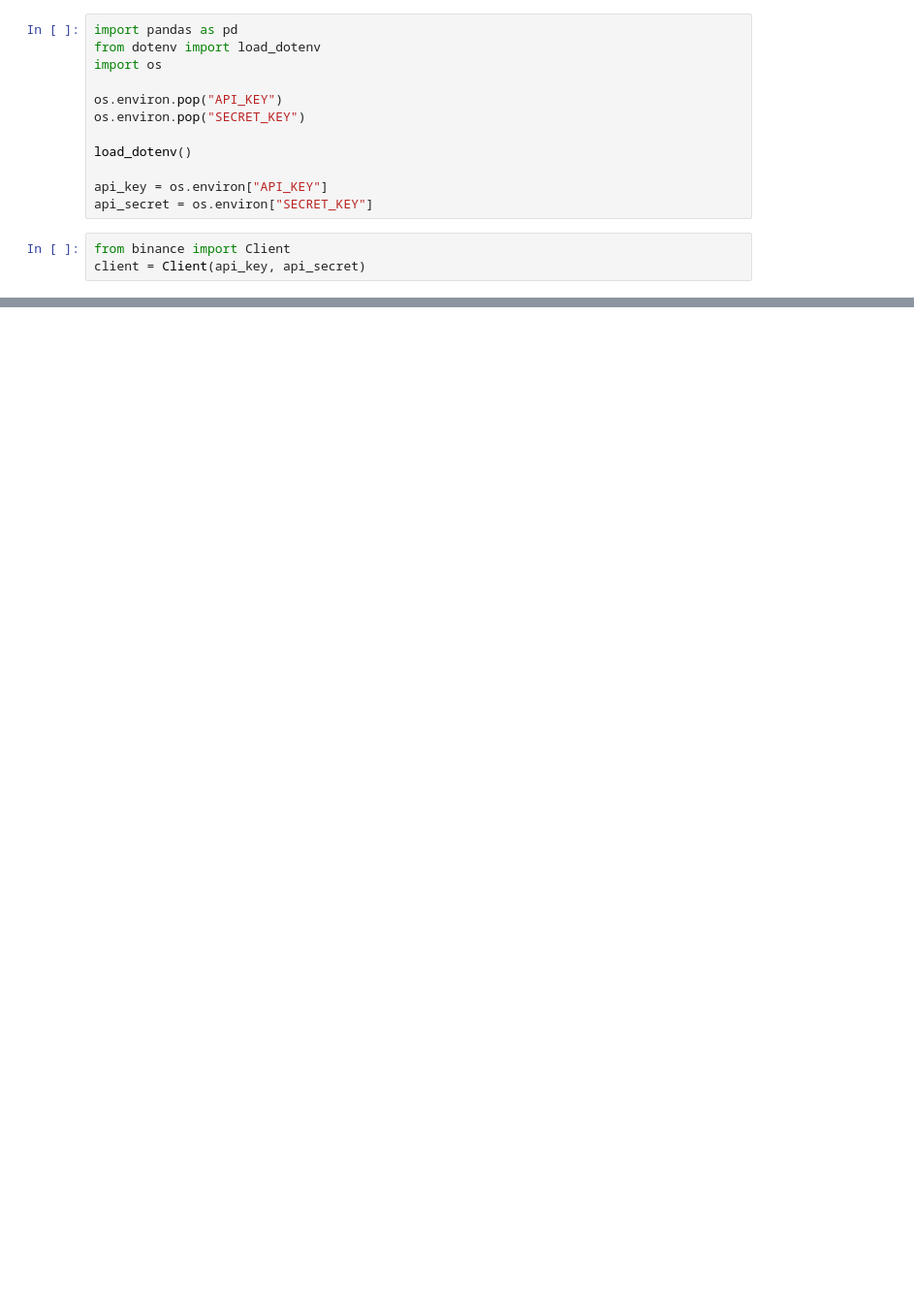
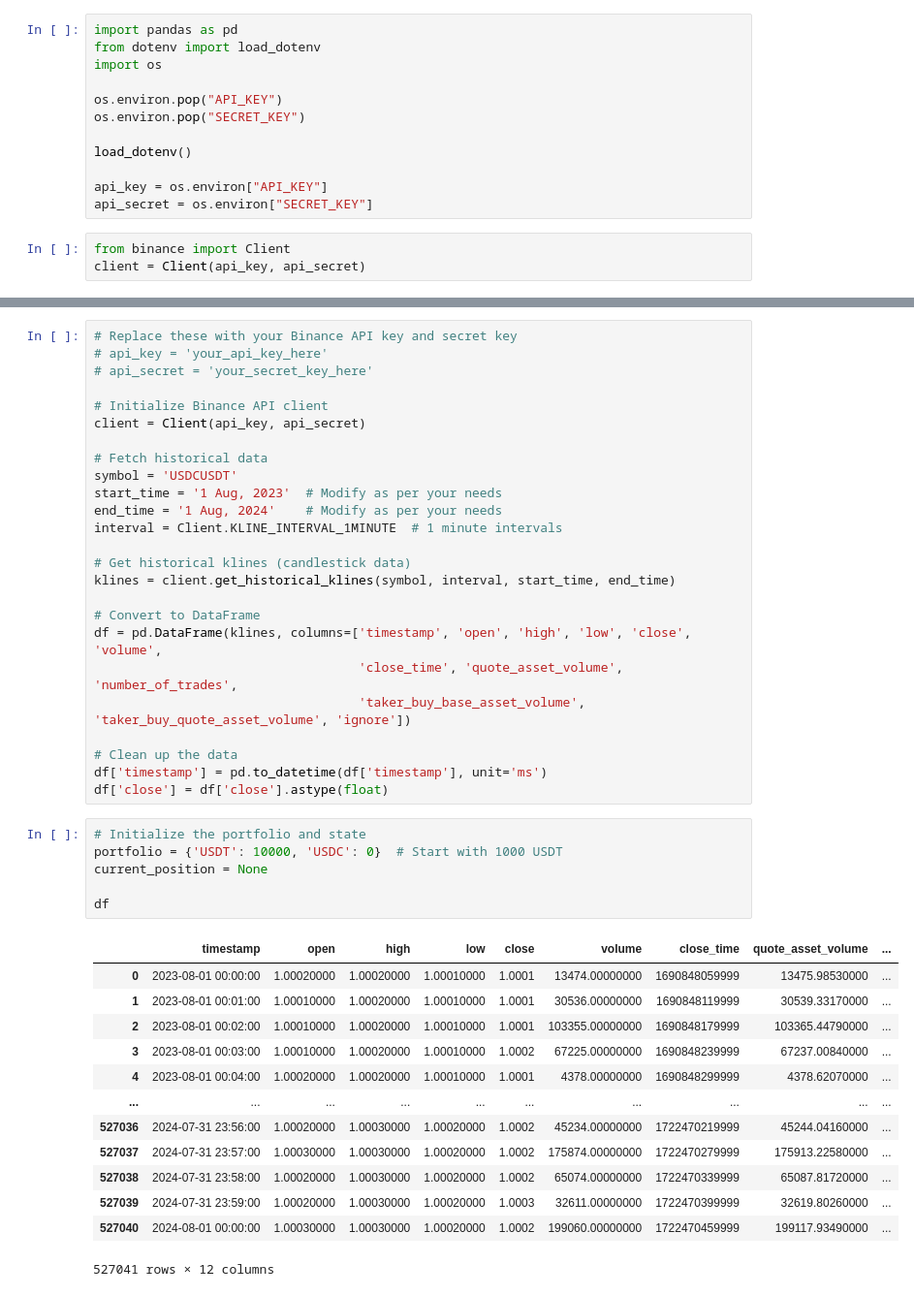
Before and after one commit to Sakthibats/AlgoRaid, a Jupyter notebook: experiment.ipynb, the cells around one changed output, grey strips where cells are left out. Shown: that part at 97% size. Drawn from its saved outputs; the diff is of its cells as text; blank space fills up the shorter version.

```diff
--- a/experiment.ipynb
+++ b/experiment.ipynb
@@ -58,0 +43,45 @@ df.head()
+# %%
+# Replace these with your Binance API key and secret key
+# api_key = 'your_api_key_here'
+# api_secret = 'your_secret_key_here'
+
+# Initialize Binance API client
+client = Client(api_key, api_secret)
+
+# Fetch historical data
+symbol = 'USDCUSDT'
+start_time = '1 Aug, 2023'  # Modify as per your needs
+end_time = '1 Aug, 2024'    # Modify as per your needs
+interval = Client.KLINE_INTERVAL_1MINUTE  # 1 minute intervals
+
+# Get historical klines (candlestick data)
+klines = client.get_historical_klines(symbol, interval, start_time, end_time)
+
+# Convert to DataFrame
+df = pd.DataFrame(klines, columns=['timestamp', 'open', 'high', 'low', 'close', 'volume',
+                                   'close_time', 'quote_asset_volume', 'number_of_trades',
+                                   'taker_buy_base_asset_volume', 'taker_buy_quote_asset_volume', 'ignore'])
+
+# Clean up the data
+df['timestamp'] = pd.to_datetime(df['timestamp'], unit='ms')
+df['close'] = df['close'].astype(float)
+# %%
+# Initialize the portfolio and state
+portfolio = {'USDT': 10000, 'USDC': 0}  # Start with 1000 USDT
+current_position = None
+
+df
+# %% [output]
+|  | timestamp | open | high | low | close | volume | close_time | quote_asset_volume | ... |
+| 0 | 2023-08-01 00:00:00 | 1.00020000 | 1.00020000 | 1.00010000 | 1.0001 | 13474.00000000 | 1690848059999 | 13475.98530000 | ... |
+| 1 | 2023-08-01 00:01:00 | 1.00010000 | 1.00020000 | 1.00010000 | 1.0001 | 30536.00000000 | 1690848119999 | 30539.33170000 | ... |
+| 2 | 2023-08-01 00:02:00 | 1.00010000 | 1.00020000 | 1.00010000 | 1.0001 | 103355.00000000 | 1690848179999 | 103365.44790000 | ... |
+| 3 | 2023-08-01 00:03:00 | 1.00010000 | 1.00020000 | 1.00010000 | 1.0002 | 67225.00000000 | 1690848239999 | 67237.00840000 | ... |
+| 4 | 2023-08-01 00:04:00 | 1.00020000 | 1.00020000 | 1.00010000 | 1.0001 | 4378.00000000 | 1690848299999 | 4378.62070000 | ... |
+| ... | ... | ... | ... | ... | ... | ... | ... | ... | ... |
+| 527036 | 2024-07-31 23:56:00 | 1.00020000 | 1.00030000 | 1.00020000 | 1.0002 | 45234.00000000 | 1722470219999 | 45244.04160000 | ... |
+| 527037 | 2024-07-31 23:57:00 | 1.00030000 | 1.00030000 | 1.00020000 | 1.0002 | 175874.00000000 | 1722470279999 | 175913.22580000 | ... |
+| 527038 | 2024-07-31 23:58:00 | 1.00020000 | 1.00030000 | 1.00020000 | 1.0002 | 65074.00000000 | 1722470339999 | 65087.81720000 | ... |
+| 527039 | 2024-07-31 23:59:00 | 1.00020000 | 1.00030000 | 1.00020000 | 1.0003 | 32611.00000000 | 1722470399999 | 32619.80260000 | ... |
+| 527040 | 2024-08-01 00:00:00 | 1.00030000 | 1.00030000 | 1.00020000 | 1.0002 | 199060.00000000 | 1722470459999 | 199117.93490000 | ... |
+527041 rows × 12 columns
```
Also changed, not shown: parts of 5 cells of this notebook.
